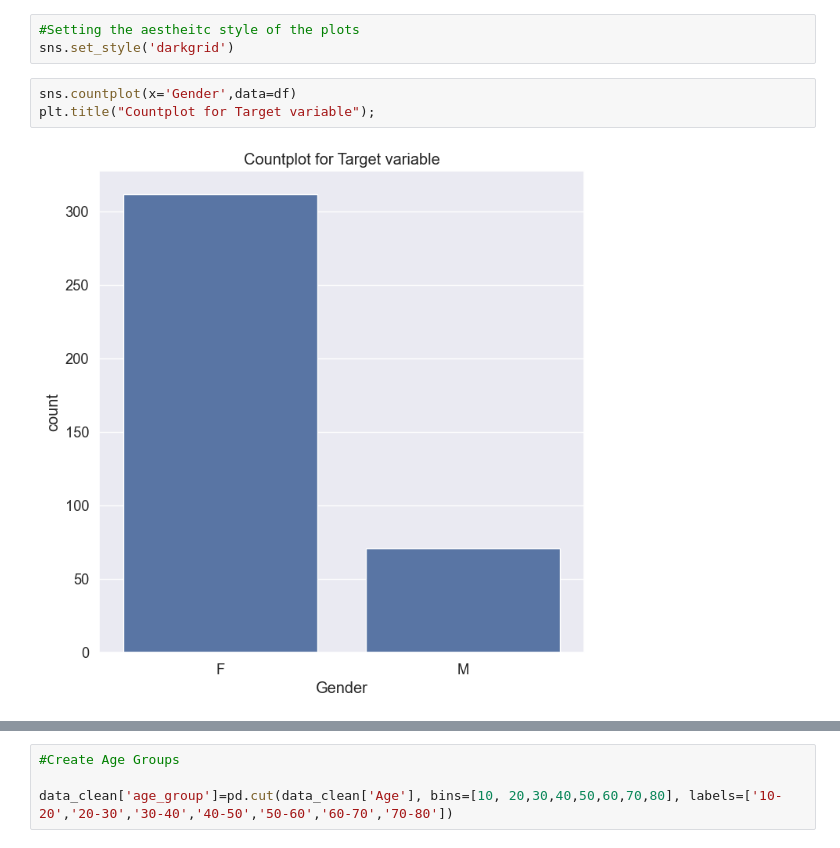
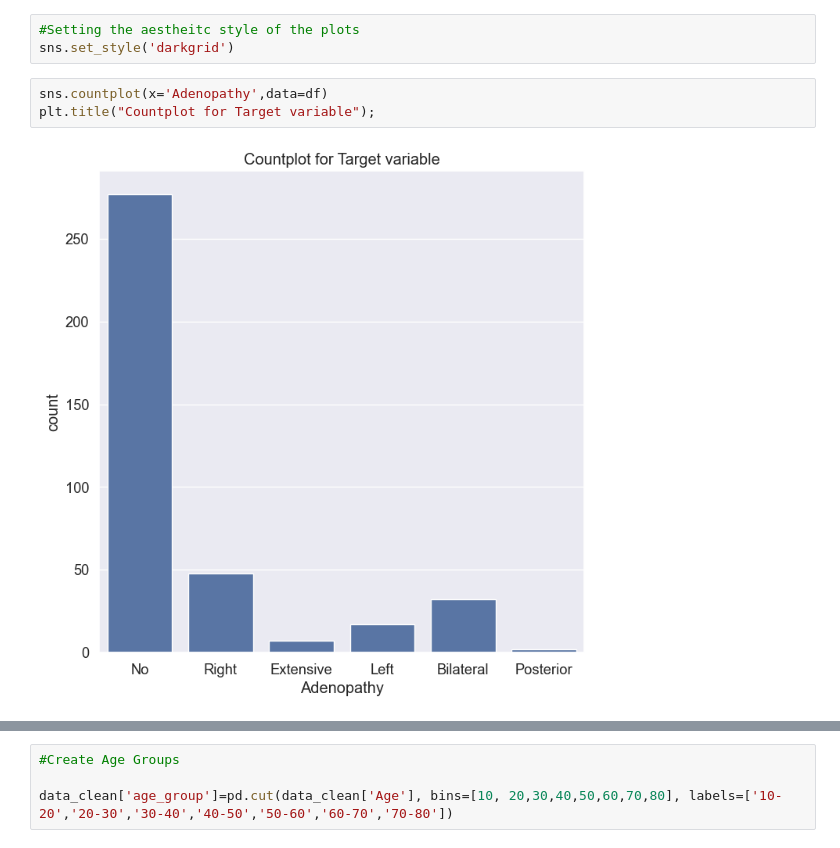
Before and after one commit to 254Bit/SmokersHealthData, a Jupyter notebook: Thyroid Dataset/thyroid_disease.ipynb, the cells around one changed output, grey strips where cells are left out. Cells and saved outputs as stored; diff of their text form.

```diff
--- a/Thyroid Dataset/thyroid_disease.ipynb
+++ b/Thyroid Dataset/thyroid_disease.ipynb
@@ -69,7 +69,7 @@ import seaborn as sns
 #Setting the aestheitc style of the plots
 sns.set_style('darkgrid')
 # %%
-sns.countplot(x='Gender',data=df)
+sns.countplot(x='Adenopathy',data=df)
 plt.title("Countplot for Target variable");
 # %% [output]
-[figure, old version]
+[figure, new version]
```
Also changed, not shown: parts of 1 cell of this notebook, 1 other file.
